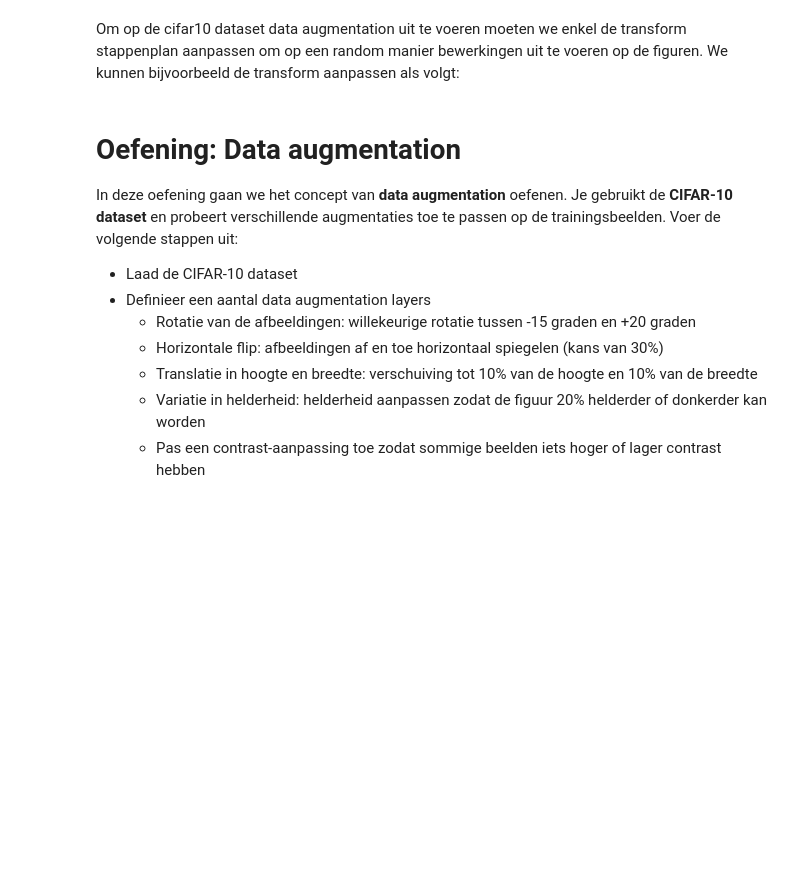
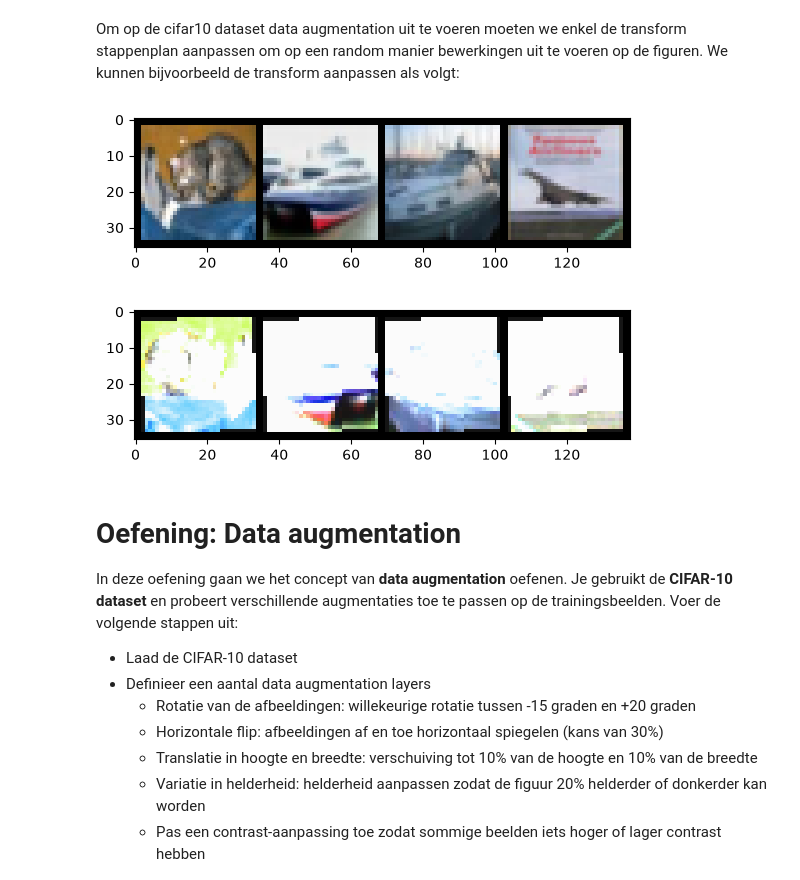
Before and after one commit to OdiseeMachineLearning2627/Leerstof-groep-2, a Jupyter notebook: Week_03/03_DataAugmentation.ipynb, the cells around one changed output. Drawn from its saved outputs; the diff is of its cells as text; code cells hidden in the pictures; blank space fills up the shorter version.

```diff
--- a/Week_03/03_DataAugmentation.ipynb
+++ b/Week_03/03_DataAugmentation.ipynb
@@ -99,6 +105,25 @@ print('Predicted:  ', ' '.join(f'{trainset.classes[predicted[j]]:5s}' for j in r
 # %% [markdown]
 Om op de cifar10 dataset data augmentation uit te voeren moeten we enkel de transform stappenplan aanpassen om op een random manier bewerkingen uit te voeren op de figuren.
 We kunnen bijvoorbeeld de transform aanpassen als volgt:
+# %%
+
+images, labels = next(iter(testloader))
+
+transform = transforms.Compose([
+    transforms.RandomHorizontalFlip(0.8),        # Willekeurig horizontaal flippen van de afbeelding
+    transforms.RandomRotation(10),            # Willekeurig roteren van de afbeelding met maximaal 10 graden
+    transforms.ColorJitter(brightness=10, contrast=0.2, saturation=0.2, hue=0.1), # Aanpassen van helderheid, contrast, verzadiging en hue
+   # transforms.ToTensor(),  # Zet de afbeelding om naar een tensor en normaliseer naar [0, 1]
+])
+
+
+imshow(torchvision.utils.make_grid(images))
+
+testimages = transform(images)
+imshow(torchvision.utils.make_grid(testimages))
+# %% [output]
+[figure, added]
+[figure, added]
 # %% [markdown]
 # Oefening: Data augmentation
 
```
Also changed, not shown: parts of 1 cell of this notebook, 1 other file.
